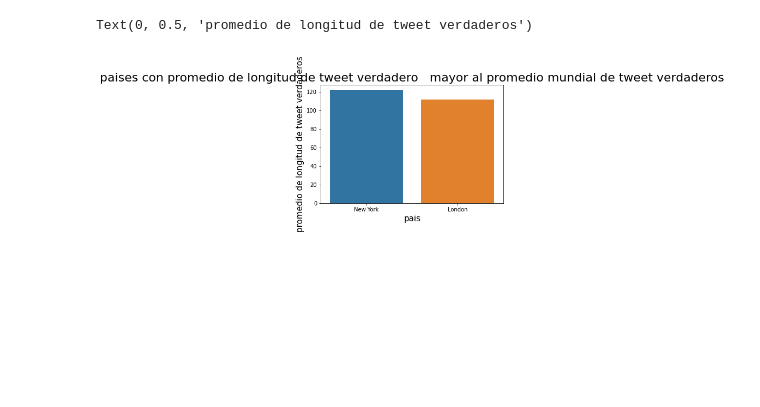
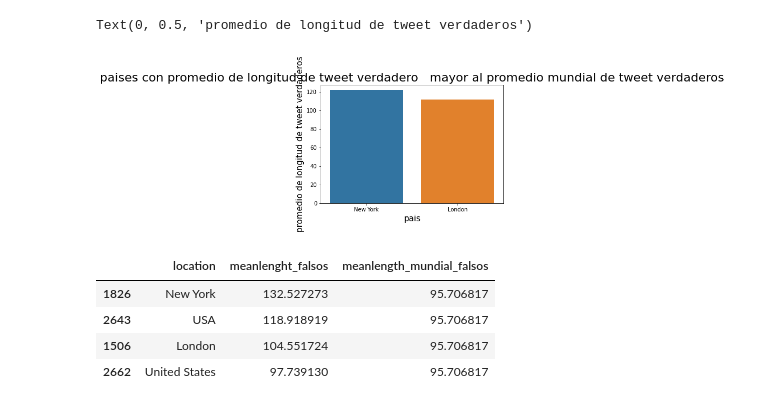
Before and after one commit to tomifarall/Orga-Datos-Tp1, a Jupyter notebook: analisis.ipynb, the cells around one changed output. Drawn from its saved outputs; the diff is of its cells as text; code cells hidden in the pictures; blank space fills up the shorter version.

```diff
--- a/analisis.ipynb
+++ b/analisis.ipynb
@@ -316,0 +326,8 @@ Text(0, 0.5, 'promedio de longitud de tweet verdaderos')
+# %%
+d
+# %% [output]
+|  | location | meanlenght_falsos | meanlength_mundial_falsos |
+| 1826 | New York | 132.527273 | 95.706817 |
+| 2643 | USA | 118.918919 | 95.706817 |
+| 1506 | London | 104.551724 | 95.706817 |
+| 2662 | United States | 97.739130 | 95.706817 |
```
Also changed, not shown: parts of 14 cells of this notebook.
